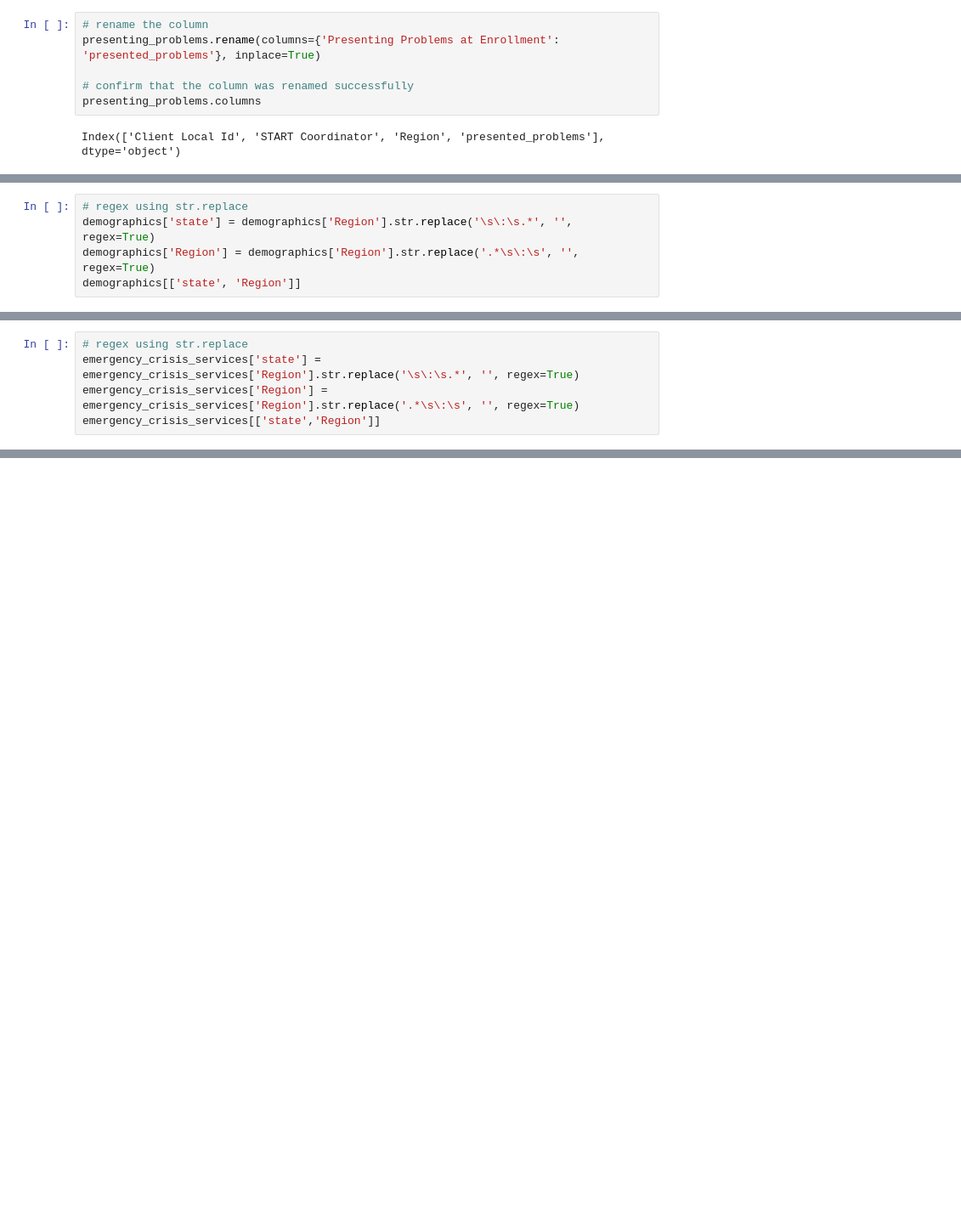
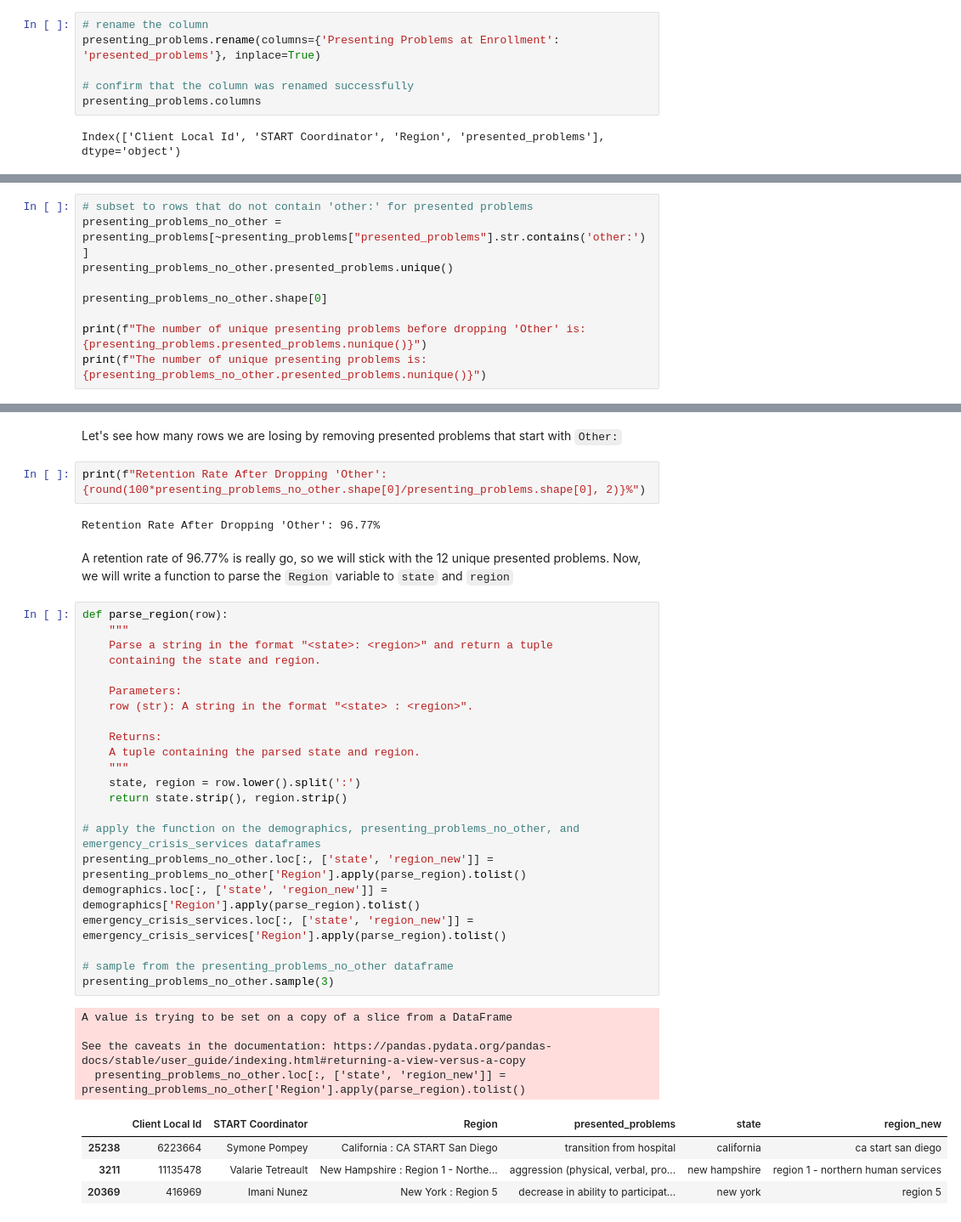
Before and after one commit to aimenabdulaziz/qss_final_project, a Jupyter notebook: code/01_notebook.ipynb, the cells around one changed output, grey strips where cells are left out. Shown at 85% size. Cells and saved outputs as stored; diff of their text form; blank space fills up the shorter version.

```diff
--- a/code/01_notebook.ipynb
+++ b/code/01_notebook.ipynb
@@ -266,5 +210,0 @@ See the caveats in the documentation: https://pandas.pydata.org/pandas-docs/stab
-# %%
-# regex using str.replace
-demographics['state'] = demographics['Region'].str.replace('\s\:\s.*', '', regex=True)
-demographics['Region'] = demographics['Region'].str.replace('.*\s\:\s', '', regex=True)
-demographics[['state', 'Region']]
@@ -285,5 +210,0 @@ demographics[['state', 'Region']]
-# %%
-# regex using str.replace
-emergency_crisis_services['state'] = emergency_crisis_services['Region'].str.replace('\s\:\s.*', '', regex=True)
-emergency_crisis_services['Region'] = emergency_crisis_services['Region'].str.replace('.*\s\:\s', '', regex=True)
-emergency_crisis_services[['state','Region']]
@@ -303,0 +211,9 @@ emergency_crisis_services[['state','Region']]
+# %%
+# subset to rows that do not contain 'other:' for presented problems
+presenting_problems_no_other = presenting_problems[~presenting_problems["presented_problems"].str.contains('other:')]
+presenting_problems_no_other.presented_problems.unique()
+
+presenting_problems_no_other.shape[0]
+
+print(f"The number of unique presenting problems before dropping 'Other' is: {presenting_problems.presented_problems.nunique()}")
+print(f"The number of unique presenting problems is: {presenting_problems_no_other.presented_problems.nunique()}")
@@ -303,0 +231,39 @@ emergency_crisis_services[['state','Region']]
+# %% [markdown]
+Let's see how many rows we are losing by removing presented problems that start with `Other:`
+# %%
+print(f"Retention Rate After Dropping 'Other': {round(100*presenting_problems_no_other.shape[0]/presenting_problems.shape[0], 2)}%")
+# %% [output]
+Retention Rate After Dropping 'Other': 96.77%
+# %% [markdown]
+A retention rate of 96.77% is really go, so we will stick with the 12 unique presented problems. Now, we will write a function to parse the `Region` variable to `state` and `region`
+# %%
+def parse_region(row):
+    """
+    Parse a string in the format "<state>: <region>" and return a tuple
+    containing the state and region.
+
+    Parameters:
+    row (str): A string in the format "<state> : <region>".
+
+    Returns:
+    A tuple containing the parsed state and region.
+    """
+    state, region = row.lower().split(':')
+    return state.strip(), region.strip()
+
+# apply the function on the demographics, presenting_problems_no_other, and emergency_crisis_services dataframes
+presenting_problems_no_other.loc[:, ['state', 'region_new']] = presenting_problems_no_other['Region'].apply(parse_region).tolist()
+demographics.loc[:, ['state', 'region_new']] = demographics['Region'].apply(parse_region).tolist()
+emergency_crisis_services.loc[:, ['state', 'region_new']] = emergency_crisis_services['Region'].apply(parse_region).tolist()
+
+# sample from the presenting_problems_no_other dataframe
+presenting_problems_no_other.sample(3)
+# %% [output]
+A value is trying to be set on a copy of a slice from a DataFrame
+
+See the caveats in the documentation: https://pandas.pydata.org/pandas-docs/stable/user_guide/indexing.html#returning-a-view-versus-a-copy
+  presenting_problems_no_other.loc[:, ['state', 'region_new']] = presenting_problems_no_other['Region'].apply(parse_region).tolist()
+|  | Client Local Id | START Coordinator | Region | presented_problems | state | region_new |
+| 25238 | 6223664 | Symone Pompey | California : CA START San Diego | transition from hospital | california | ca start san diego |
+| 3211 | 11135478 | Valarie Tetreault | New Hampshire : Region 1 - Northe... | aggression (physical, verbal, pro... | new hampshire | region 1 - northern human services |
+| 20369 | 416969 | Imani Nunez | New York : Region 5 | decrease in ability to participat... | new york | region 5 |
```
Also changed, not shown: parts of 15 cells of this notebook.
